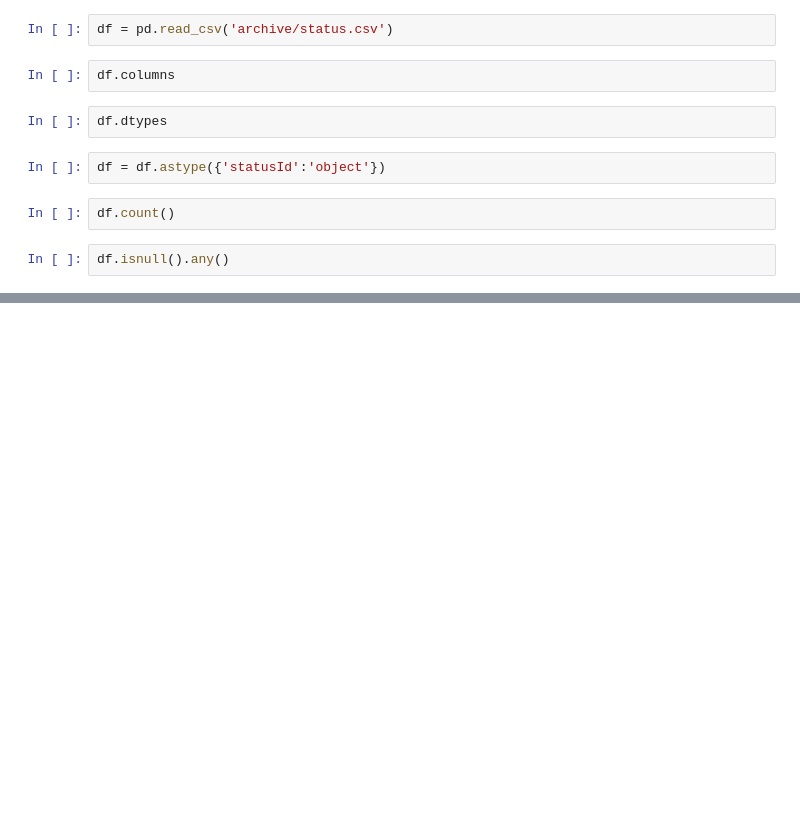
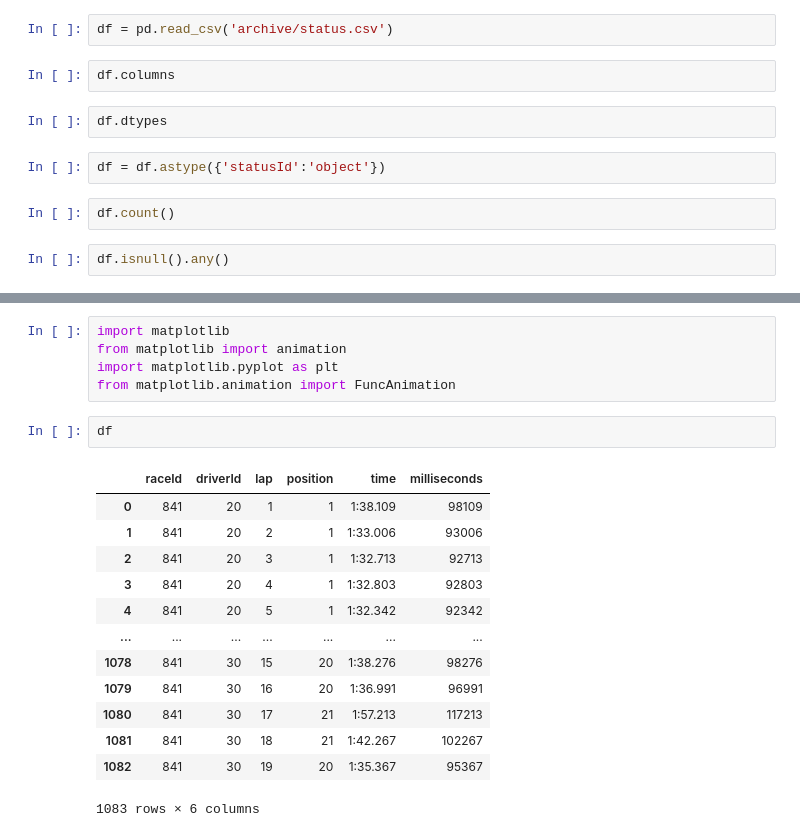
Before and after one commit to vivek10p14/05839, a Jupyter notebook: final_project/ids_small_eda.ipynb, the cells around one changed output, grey strips where cells are left out. Drawn from its saved outputs; the diff is of its cells as text; blank space fills up the shorter version.

```diff
--- a/final_project/ids_small_eda.ipynb
+++ b/final_project/ids_small_eda.ipynb
@@ -202,0 +272,21 @@ df.isnull().any()
+# %%
+import matplotlib
+from matplotlib import animation
+import matplotlib.pyplot as plt
+from matplotlib.animation import FuncAnimation
+# %%
+df
+# %% [output]
+|  | raceId | driverId | lap | position | time | milliseconds |
+| 0 | 841 | 20 | 1 | 1 | 1:38.109 | 98109 |
+| 1 | 841 | 20 | 2 | 1 | 1:33.006 | 93006 |
+| 2 | 841 | 20 | 3 | 1 | 1:32.713 | 92713 |
+| 3 | 841 | 20 | 4 | 1 | 1:32.803 | 92803 |
+| 4 | 841 | 20 | 5 | 1 | 1:32.342 | 92342 |
+| ... | ... | ... | ... | ... | ... | ... |
+| 1078 | 841 | 30 | 15 | 20 | 1:38.276 | 98276 |
+| 1079 | 841 | 30 | 16 | 20 | 1:36.991 | 96991 |
+| 1080 | 841 | 30 | 17 | 21 | 1:57.213 | 117213 |
+| 1081 | 841 | 30 | 18 | 21 | 1:42.267 | 102267 |
+| 1082 | 841 | 30 | 19 | 20 | 1:35.367 | 95367 |
+1083 rows × 6 columns
```
Also changed, not shown: parts of 25 cells of this notebook, 2 other files.
